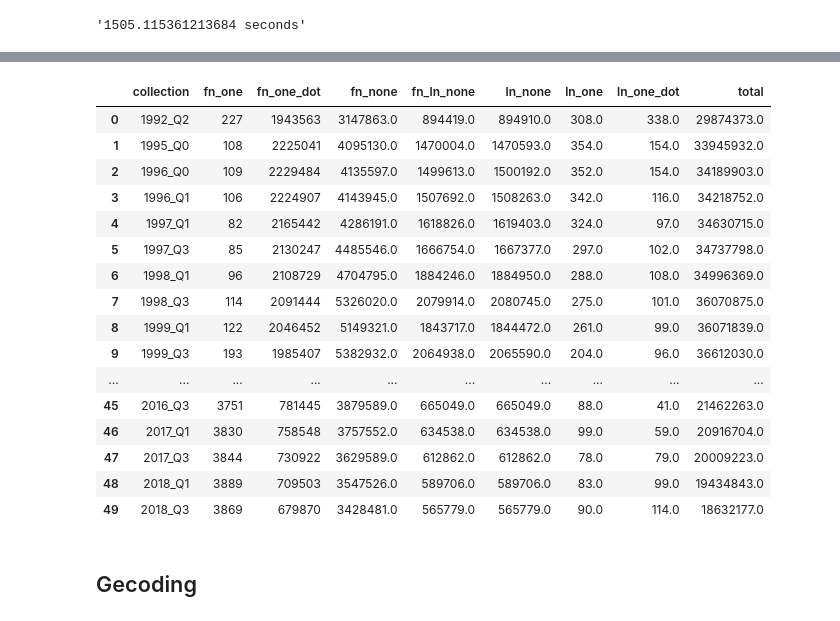
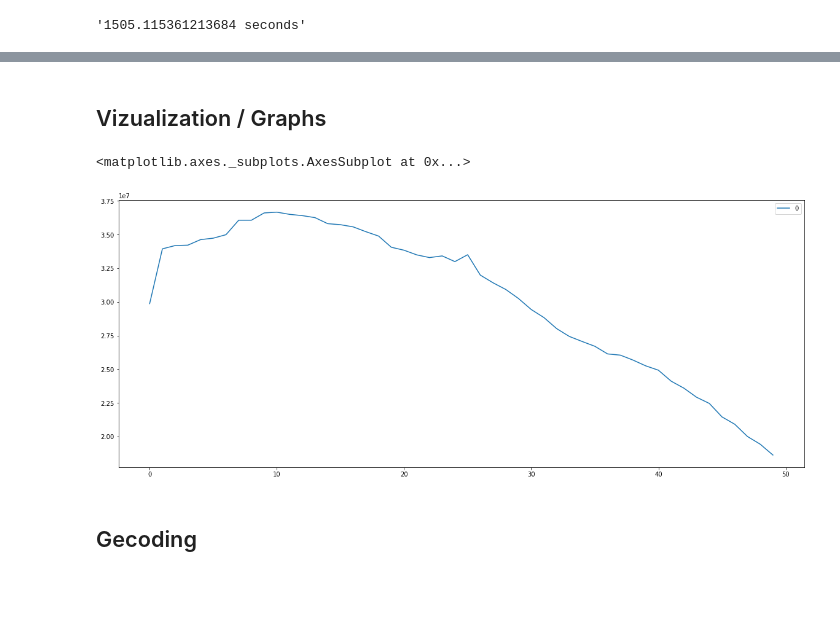
Before and after one commit to mayo-s/phonebookdiver, a Jupyter notebook: jupyter/phonebookdiver_notebook.ipynb, the cells around one changed output, grey strips where cells are left out. Saved outputs shown, nothing was run; the diff lists cells and outputs as text; code cells hidden in the pictures; blank space fills up the shorter version.

```diff
--- a/jupyter/phonebookdiver_notebook.ipynb
+++ b/jupyter/phonebookdiver_notebook.ipynb
@@ -684,20 +728,0 @@ for c in collections:
-# %%
-shortend_names
-# %% [output]
-|  | collection | fn_one | fn_one_dot | fn_none | fn_ln_none | ln_none | ln_one | ln_one_dot | total |
-| 0 | 1992_Q2 | 227 | 1943563 | 3147863.0 | 894419.0 | 894910.0 | 308.0 | 338.0 | 29874373.0 |
-| 1 | 1995_Q0 | 108 | 2225041 | 4095130.0 | 1470004.0 | 1470593.0 | 354.0 | 154.0 | 33945932.0 |
-| 2 | 1996_Q0 | 109 | 2229484 | 4135597.0 | 1499613.0 | 1500192.0 | 352.0 | 154.0 | 34189903.0 |
-| 3 | 1996_Q1 | 106 | 2224907 | 4143945.0 | 1507692.0 | 1508263.0 | 342.0 | 116.0 | 34218752.0 |
-| 4 | 1997_Q1 | 82 | 2165442 | 4286191.0 | 1618826.0 | 1619403.0 | 324.0 | 97.0 | 34630715.0 |
-| 5 | 1997_Q3 | 85 | 2130247 | 4485546.0 | 1666754.0 | 1667377.0 | 297.0 | 102.0 | 34737798.0 |
-| 6 | 1998_Q1 | 96 | 2108729 | 4704795.0 | 1884246.0 | 1884950.0 | 288.0 | 108.0 | 34996369.0 |
-| 7 | 1998_Q3 | 114 | 2091444 | 5326020.0 | 2079914.0 | 2080745.0 | 275.0 | 101.0 | 36070875.0 |
-| 8 | 1999_Q1 | 122 | 2046452 | 5149321.0 | 1843717.0 | 1844472.0 | 261.0 | 99.0 | 36071839.0 |
-| 9 | 1999_Q3 | 193 | 1985407 | 5382932.0 | 2064938.0 | 2065590.0 | 204.0 | 96.0 | 36612030.0 |
-| ... | ... | ... | ... | ... | ... | ... | ... | ... | ... |
-| 45 | 2016_Q3 | 3751 | 781445 | 3879589.0 | 665049.0 | 665049.0 | 88.0 | 41.0 | 21462263.0 |
-| 46 | 2017_Q1 | 3830 | 758548 | 3757552.0 | 634538.0 | 634538.0 | 99.0 | 59.0 | 20916704.0 |
-| 47 | 2017_Q3 | 3844 | 730922 | 3629589.0 | 612862.0 | 612862.0 | 78.0 | 79.0 | 20009223.0 |
-| 48 | 2018_Q1 | 3889 | 709503 | 3547526.0 | 589706.0 | 589706.0 | 83.0 | 99.0 | 19434843.0 |
-| 49 | 2018_Q3 | 3869 | 679870 | 3428481.0 | 565779.0 | 565779.0 | 90.0 | 114.0 | 18632177.0 |
@@ -705,0 +729,2 @@ shortend_names.to_csv(r'./stats/shortend_names.csv', index=False)
+# %% [markdown]
+## Vizualization / Graphs
@@ -706,3 +736,10 @@ shortend_names.to_csv(r'./stats/shortend_names.csv', index=False)
+# %%
+# Visualize total number of entries by collection (year and quarter)
+total_count = pd.read_csv(r'./collection_total_count.csv')
+total_count.plot(figsize=(20, 8))
+# %% [output]
+<matplotlib.axes._subplots.AxesSubplot at 0x...>
+[figure, added]
 # %% [markdown]
 ## Gecoding
 # %%
```
Also changed, not shown: parts of 37 cells of this notebook, 1 other file.
